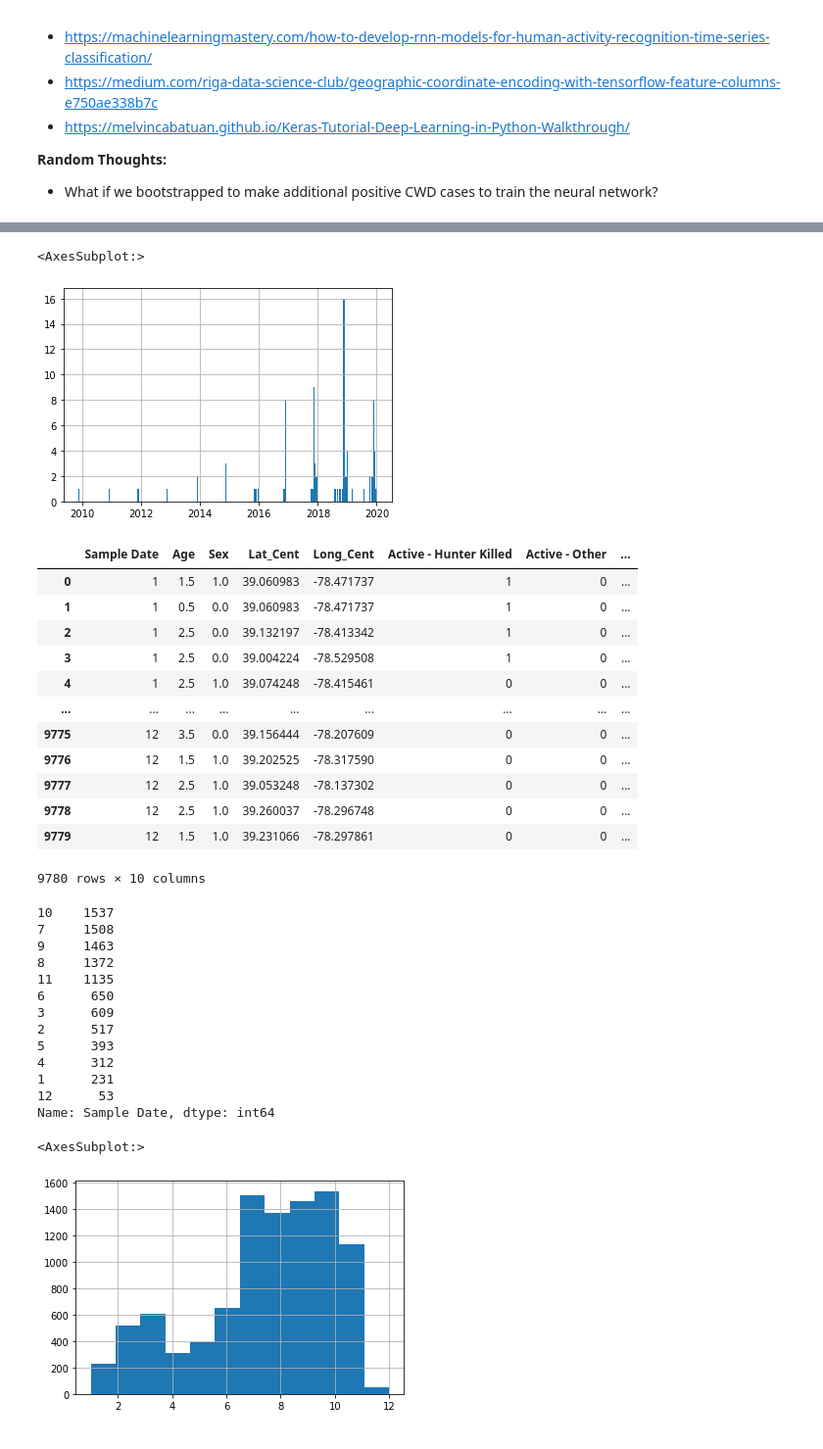
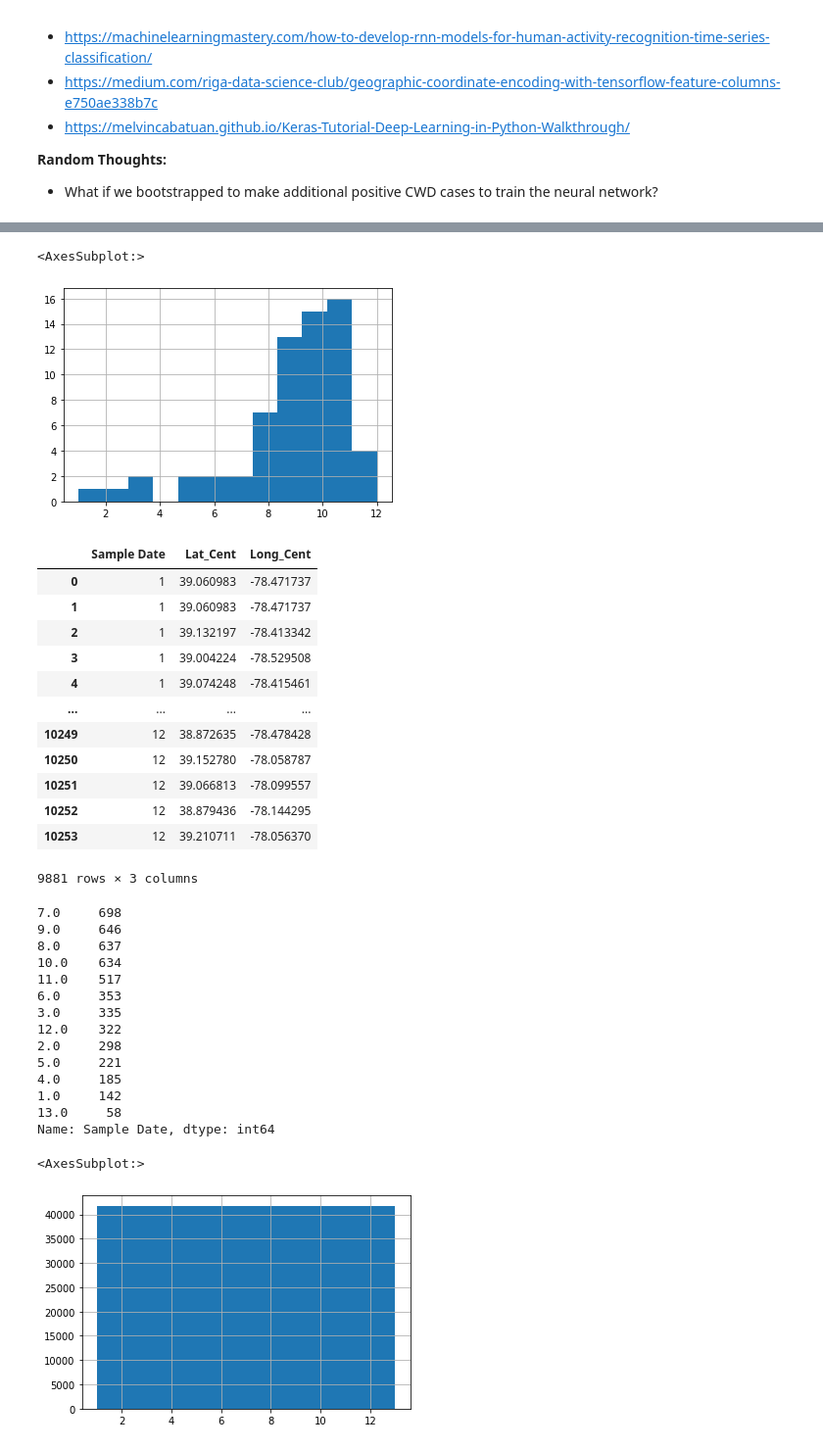
Before and after one commit to bencosgro/CWDVA, a Jupyter notebook: CNN LSTM Model.ipynb, the cells around one changed output, grey strips where cells are left out. Shown at 98% size. Saved outputs shown, nothing was run; the diff lists cells and outputs as text; code cells hidden in the pictures.

```diff
--- a/CNN LSTM Model.ipynb
+++ b/CNN LSTM Model.ipynb
@@ -30,3 +30,14 @@ from keras.preprocessing.sequence import TimeseriesGenerator
 
 # read in the data
 deer = pd.read_csv("DMA1_withlatlong.csv")
+# %%
+deer = pd.read_csv("fullstategrid.csv")
+# %%
+deer.drop(columns=['Unnamed: 0'], inplace=True)
+deer = deer[deer['Sample Date']<13]
+deer = deer[deer['Lat_Cent']>38]
+deer = deer[deer['Long_Cent']<-77]
+deer.drop(columns=['Sample Date'], inplace=True)
+# %%
+test = deer.to_numpy()
+test = test.reshape(12,9909,3).swapaxes(1,2).T
@@ -52,5 +93,5 @@ deer['Age'] = pd.to_numeric(deer['Age'],errors='coerce')
 # %%
-deer[deer['Status']==1]['Sample Date'].hist(bins=240)
+deer[deer['Status']==1]['Sample Date'].hist(bins=12)
 # %% [output]
 <AxesSubplot:>
-[figure, old version]
+[figure, new version]
@@ -57,50 +108,53 @@ deer[deer['Status']==1]['Sample Date'].hist(bins=240)
 # %%
 # features
-X = deer.iloc[:,1:]
-
+#X = deer.iloc[:,1:4]
+#X = cl.iloc[:,:3]
 # without timestamp
 #X = deer.iloc[:,2:]
-
+X=test[:,:2,:]
 # response
-y = deer.Status
+#y = deer.Status
+#y=cl['Status']
+y=test[:,2,:]
 # %%
 X["Sample Date"] = (X["Sample Date"]-X["Sample Date"].min()).astype('timedelta64[Y]').astype(int)+1
 X
 # %% [output]
-|  | Sample Date | Age | Sex | Lat_Cent | Long_Cent | Active - Hunter Killed | Active - Other | ... |
-| 0 | 1 | 1.5 | 1.0 | 39.060983 | -78.471737 | 1 | 0 | ... |
-| 1 | 1 | 0.5 | 0.0 | 39.060983 | -78.471737 | 1 | 0 | ... |
-| 2 | 1 | 2.5 | 0.0 | 39.132197 | -78.413342 | 1 | 0 | ... |
-| 3 | 1 | 2.5 | 0.0 | 39.004224 | -78.529508 | 1 | 0 | ... |
-| 4 | 1 | 2.5 | 1.0 | 39.074248 | -78.415461 | 0 | 0 | ... |
-| ... | ... | ... | ... | ... | ... | ... | ... | ... |
-| 9775 | 12 | 3.5 | 0.0 | 39.156444 | -78.207609 | 0 | 0 | ... |
-| 9776 | 12 | 1.5 | 1.0 | 39.202525 | -78.317590 | 0 | 0 | ... |
-| 9777 | 12 | 2.5 | 1.0 | 39.053248 | -78.137302 | 0 | 0 | ... |
-| 9778 | 12 | 2.5 | 1.0 | 39.260037 | -78.296748 | 0 | 0 | ... |
-| 9779 | 12 | 1.5 | 1.0 | 39.231066 | -78.297861 | 0 | 0 | ... |
+|  | Sample Date | Lat_Cent | Long_Cent |
+| 0 | 1 | 39.060983 | -78.471737 |
+| 1 | 1 | 39.060983 | -78.471737 |
+| 2 | 1 | 39.132197 | -78.413342 |
+| 3 | 1 | 39.004224 | -78.529508 |
+| 4 | 1 | 39.074248 | -78.415461 |
+| ... | ... | ... | ... |
+| 10249 | 12 | 38.872635 | -78.478428 |
+| 10250 | 12 | 39.152780 | -78.058787 |
+| 10251 | 12 | 39.066813 | -78.099557 |
+| 10252 | 12 | 38.879436 | -78.144295 |
+| 10253 | 12 | 39.210711 | -78.056370 |
-9780 rows × 10 columns
+9881 rows × 3 columns
 # %%
 X['Sample Date'].value_counts().head(50)
 # %% [output]
-10    1537
-7     1508
-9     1463
-8     1372
-11    1135
-6      650
-3      609
-2      517
-5      393
-4      312
-1      231
-12      53
+7.0     698
+9.0     646
+8.0     637
+10.0    634
+11.0    517
+6.0     353
+3.0     335
+12.0    322
+2.0     298
+5.0     221
+4.0     185
+1.0     142
+13.0     58
 Name: Sample Date, dtype: int64
 # %%
-X['Sample Date'].hist(bins=12)
+X['Sample Date'].hist(bins=13)
 # %% [output]
 <AxesSubplot:>
-[figure, old version]
+[figure, new version]
 # %%
 y=pd.DataFrame(y)
 y
```
Also changed, not shown: parts of 47 cells of this notebook.
